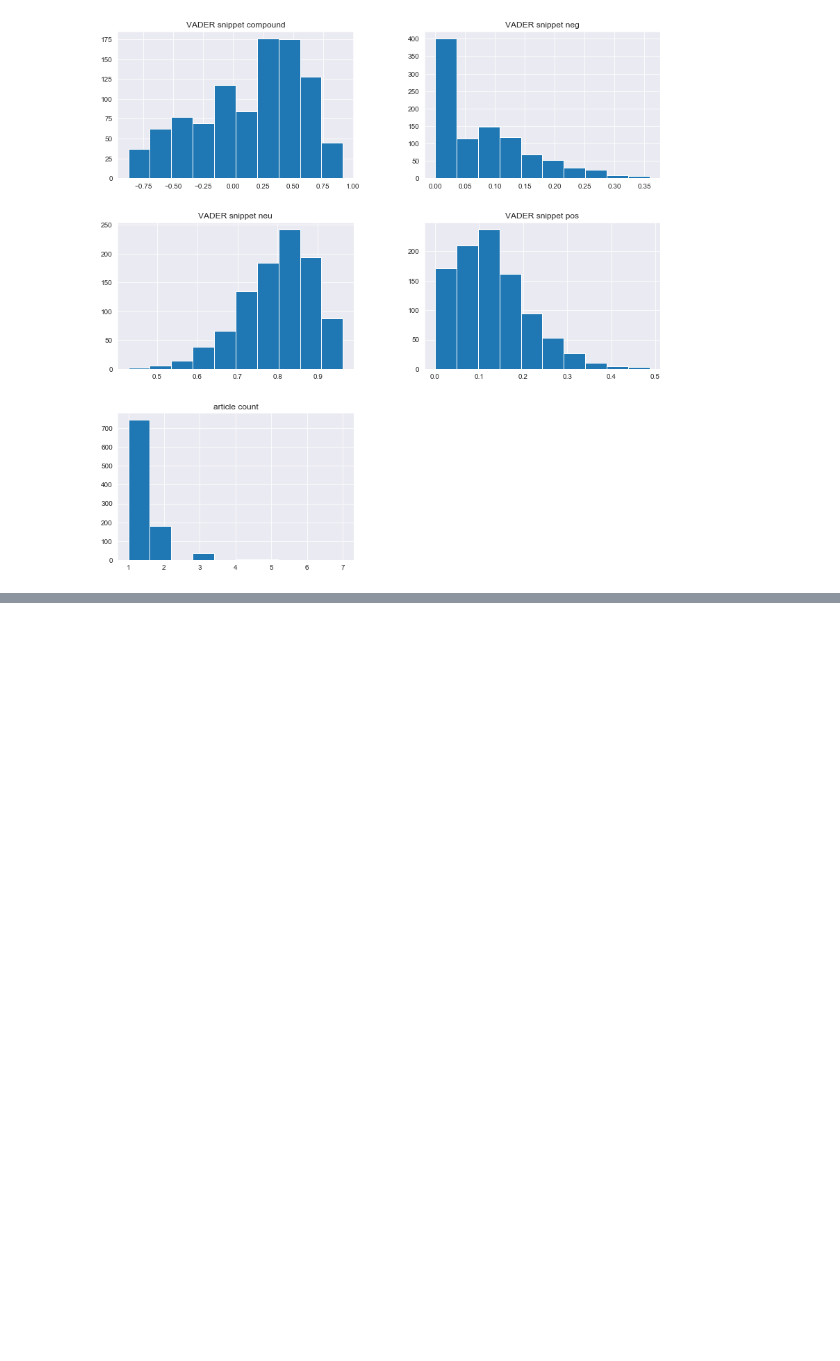
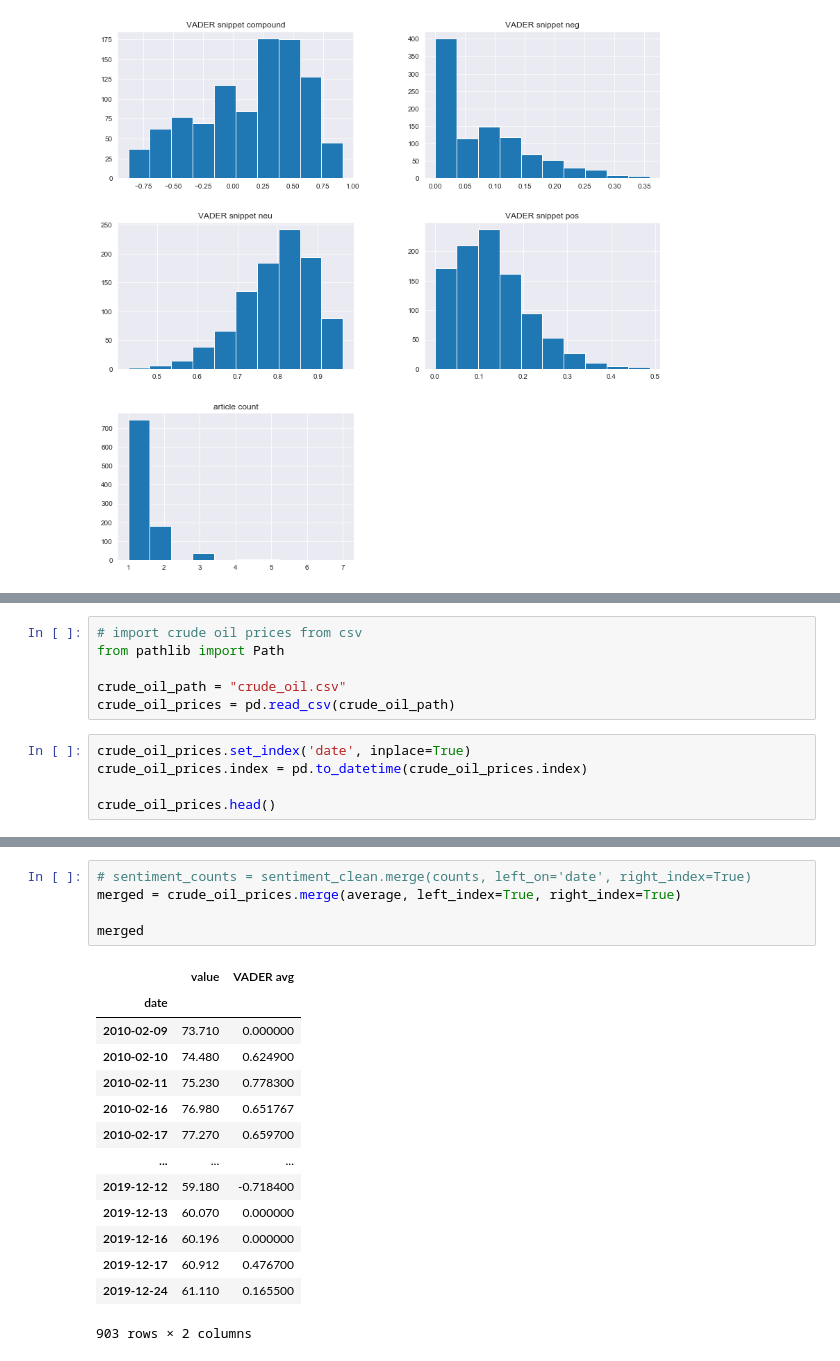
Before and after one commit to treyhunold/project_1, a Jupyter notebook: nyt_sentiment_analysis.ipynb, the cells around one changed output, grey strips where cells are left out. Saved outputs shown, nothing was run; the diff lists cells and outputs as text; blank space fills up the shorter version.

```diff
--- a/nyt_sentiment_analysis.ipynb
+++ b/nyt_sentiment_analysis.ipynb
@@ -298,0 +340,11 @@ axes = sentiment_counts.hist(figsize=(14,14))
+# %%
+# import crude oil prices from csv
+from pathlib import Path
+
+crude_oil_path = "crude_oil.csv"
+crude_oil_prices = pd.read_csv(crude_oil_path)
+# %%
+crude_oil_prices.set_index('date', inplace=True)
+crude_oil_prices.index = pd.to_datetime(crude_oil_prices.index)
+
+crude_oil_prices.head()
@@ -298,0 +391,20 @@ axes = sentiment_counts.hist(figsize=(14,14))
+# %%
+# sentiment_counts = sentiment_clean.merge(counts, left_on='date', right_index=True)
+merged = crude_oil_prices.merge(average, left_index=True, right_index=True)
+
+merged
+# %% [output]
+|  | value | VADER avg |
+| date |  |  |
+| 2010-02-09 | 73.710 | 0.000000 |
+| 2010-02-10 | 74.480 | 0.624900 |
+| 2010-02-11 | 75.230 | 0.778300 |
+| 2010-02-16 | 76.980 | 0.651767 |
+| 2010-02-17 | 77.270 | 0.659700 |
+| ... | ... | ... |
+| 2019-12-12 | 59.180 | -0.718400 |
+| 2019-12-13 | 60.070 | 0.000000 |
+| 2019-12-16 | 60.196 | 0.000000 |
+| 2019-12-17 | 60.912 | 0.476700 |
+| 2019-12-24 | 61.110 | 0.165500 |
+903 rows × 2 columns
```
Also changed, not shown: parts of 19 cells of this notebook.
